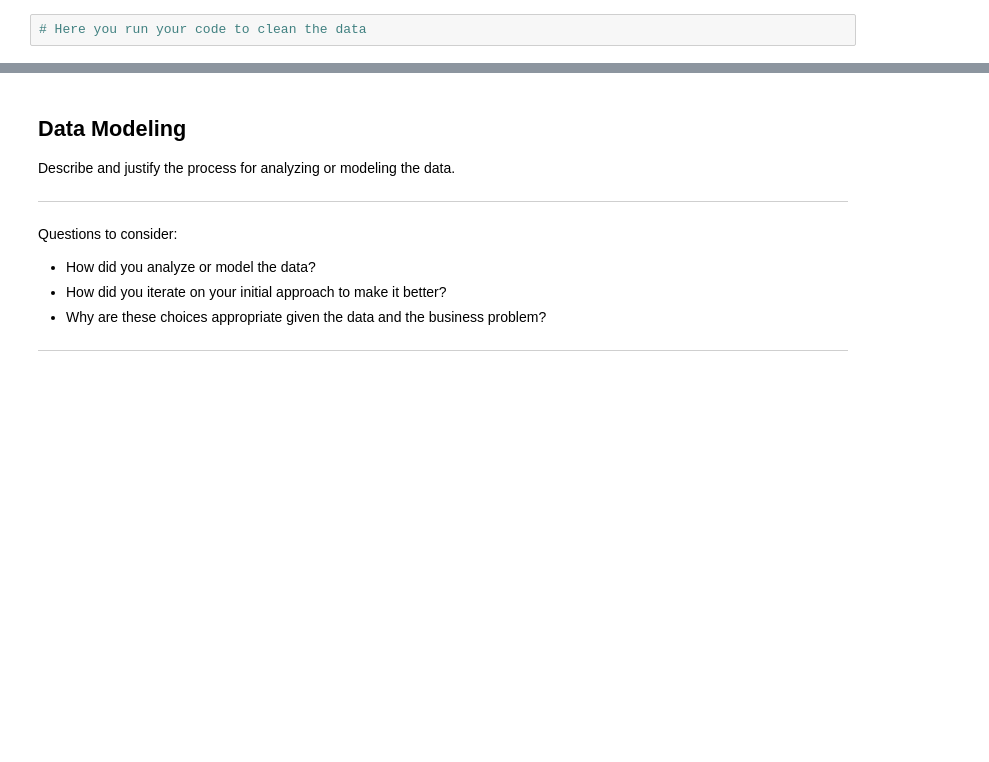
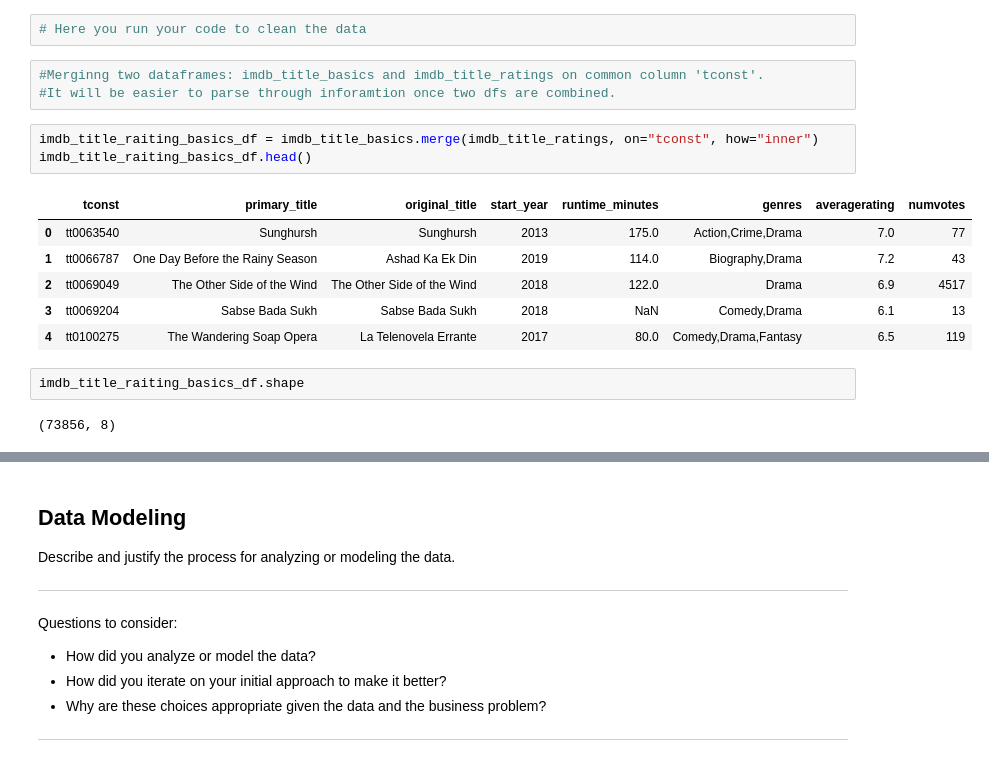
Before and after one commit to rusalka013/Microsoft-Movie-Analysis-project, a Jupyter notebook: dsc-phase1-project-template.ipynb, the cells around one changed output, grey strips where cells are left out. Cells and saved outputs as stored; diff of their text form; blank space fills up the shorter version.

```diff
--- a/dsc-phase1-project-template.ipynb
+++ b/dsc-phase1-project-template.ipynb
@@ -129,3 +129,20 @@ Questions to consider:
 ***
 # %%
 # Here you run your code to clean the data
+# %%
+#Merginng two dataframes: imdb_title_basics and imdb_title_ratings on common column 'tconst'.
+#It will be easier to parse through inforamtion once two dfs are combined.
+# %%
+imdb_title_raiting_basics_df = imdb_title_basics.merge(imdb_title_ratings, on="tconst", how="inner")
+imdb_title_raiting_basics_df.head()
+# %% [output]
+|  | tconst | primary_title | original_title | start_year | runtime_minutes | genres | averagerating | numvotes |
+| 0 | tt0063540 | Sunghursh | Sunghursh | 2013 | 175.0 | Action,Crime,Drama | 7.0 | 77 |
+| 1 | tt0066787 | One Day Before the Rainy Season | Ashad Ka Ek Din | 2019 | 114.0 | Biography,Drama | 7.2 | 43 |
+| 2 | tt0069049 | The Other Side of the Wind | The Other Side of the Wind | 2018 | 122.0 | Drama | 6.9 | 4517 |
+| 3 | tt0069204 | Sabse Bada Sukh | Sabse Bada Sukh | 2018 | NaN | Comedy,Drama | 6.1 | 13 |
+| 4 | tt0100275 | The Wandering Soap Opera | La Telenovela Errante | 2017 | 80.0 | Comedy,Drama,Fantasy | 6.5 | 119 |
+# %%
+imdb_title_raiting_basics_df.shape
+# %% [output]
+(73856, 8)
```
Also changed, not shown: parts of 9 cells of this notebook.
